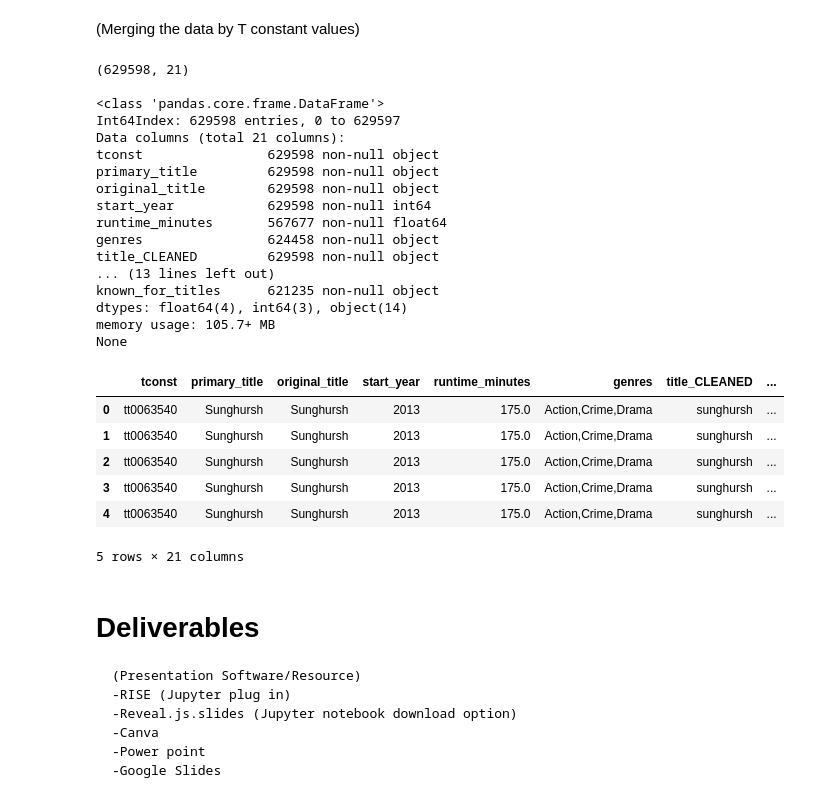
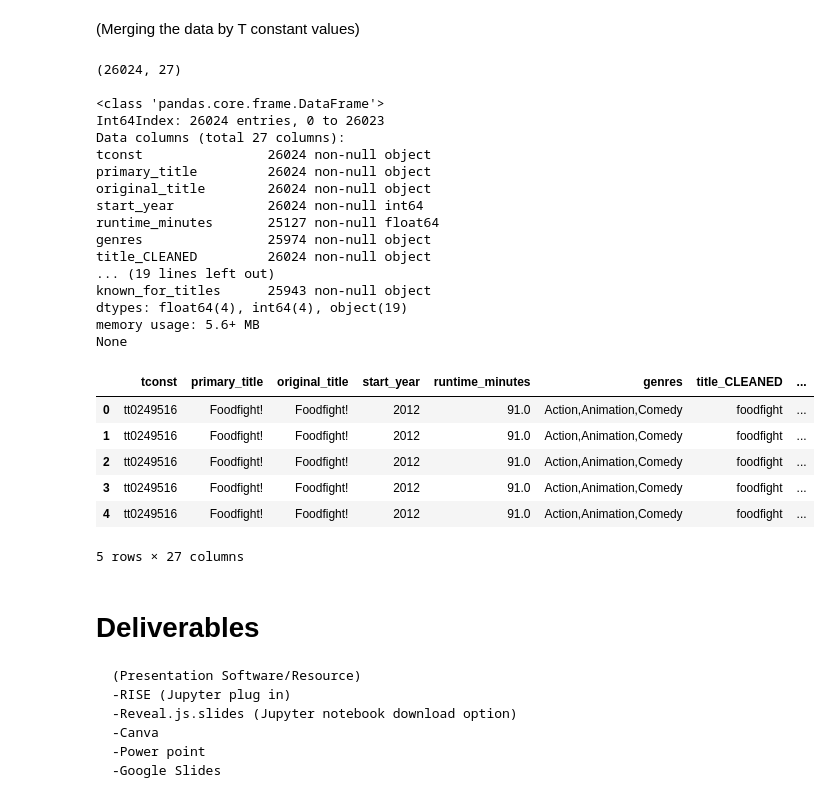
Before and after one commit to jfleury12/movie-collaboration, a Jupyter notebook: mod_1_project_EDA_fleury_laurent.ipynb, the cells around one changed output. Cells and saved outputs as stored; diff of their text form; code cells hidden in the pictures.

Commit message:
Final dataframe fix

```diff
--- a/mod_1_project_EDA_fleury_laurent.ipynb
+++ b/mod_1_project_EDA_fleury_laurent.ipynb
@@ -236,35 +236,35 @@ None
 (Merging the data by T constant values)
 # %%
 df_basics_ratings_crew_principals_budgets = pd.merge(df_basics_ratings_crew_principals, df_budgets,  on="title_CLEANED")
-df_basics_ratings_crew_principals_budgets = pd.merge(df_basics_ratings_crew_principals, df_imdb_name,  on="nconst")
+df_basics_ratings_crew_principals_budgets = pd.merge(df_basics_ratings_crew_principals_budgets, df_imdb_name,  on="nconst")
 print(df_basics_ratings_crew_principals_budgets.shape, '\n')
 print(df_basics_ratings_crew_principals_budgets.info())
 df_basics_ratings_crew_principals_budgets.head()
 # %% [output]
-(629598, 21)
+(26024, 27)
 
 <class 'pandas.core.frame.DataFrame'>
-Int64Index: 629598 entries, 0 to 629597
-Data columns (total 21 columns):
-tconst                629598 non-null object
-primary_title         629598 non-null object
-original_title        629598 non-null object
-start_year            629598 non-null int64
-runtime_minutes       567677 non-null float64
-genres                624458 non-null object
-title_CLEANED         629598 non-null object
-... (13 lines left out)
-known_for_titles      621235 non-null object
-dtypes: float64(4), int64(3), object(14)
-memory usage: 105.7+ MB
+Int64Index: 26024 entries, 0 to 26023
+Data columns (total 27 columns):
+tconst                26024 non-null object
+primary_title         26024 non-null object
+original_title        26024 non-null object
+start_year            26024 non-null int64
+runtime_minutes       25127 non-null float64
+genres                25974 non-null object
+title_CLEANED         26024 non-null object
+... (19 lines left out)
+known_for_titles      25943 non-null object
+dtypes: float64(4), int64(4), object(19)
+memory usage: 5.6+ MB
 None
 |  | tconst | primary_title | original_title | start_year | runtime_minutes | genres | title_CLEANED | ... |
-| 0 | tt0063540 | Sunghursh | Sunghursh | 2013 | 175.0 | Action,Crime,Drama | sunghursh | ... |
-| 1 | tt0063540 | Sunghursh | Sunghursh | 2013 | 175.0 | Action,Crime,Drama | sunghursh | ... |
-| 2 | tt0063540 | Sunghursh | Sunghursh | 2013 | 175.0 | Action,Crime,Drama | sunghursh | ... |
-| 3 | tt0063540 | Sunghursh | Sunghursh | 2013 | 175.0 | Action,Crime,Drama | sunghursh | ... |
-| 4 | tt0063540 | Sunghursh | Sunghursh | 2013 | 175.0 | Action,Crime,Drama | sunghursh | ... |
+| 0 | tt0249516 | Foodfight! | Foodfight! | 2012 | 91.0 | Action,Animation,Comedy | foodfight | ... |
+| 1 | tt0249516 | Foodfight! | Foodfight! | 2012 | 91.0 | Action,Animation,Comedy | foodfight | ... |
+| 2 | tt0249516 | Foodfight! | Foodfight! | 2012 | 91.0 | Action,Animation,Comedy | foodfight | ... |
+| 3 | tt0249516 | Foodfight! | Foodfight! | 2012 | 91.0 | Action,Animation,Comedy | foodfight | ... |
+| 4 | tt0249516 | Foodfight! | Foodfight! | 2012 | 91.0 | Action,Animation,Comedy | foodfight | ... |
-5 rows × 21 columns
+5 rows × 27 columns
 # %% [markdown]
 # Deliverables
     (Presentation Software/Resource)
```
